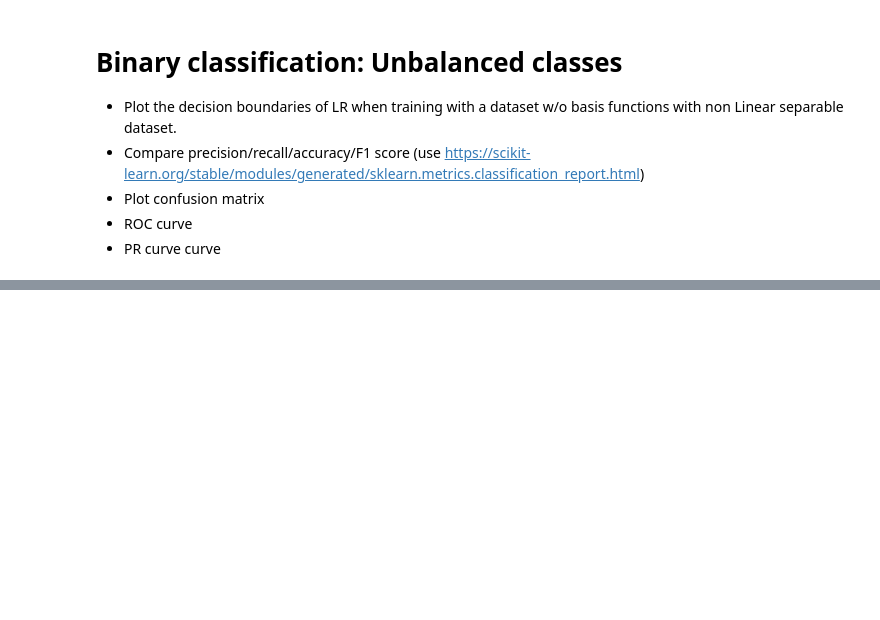
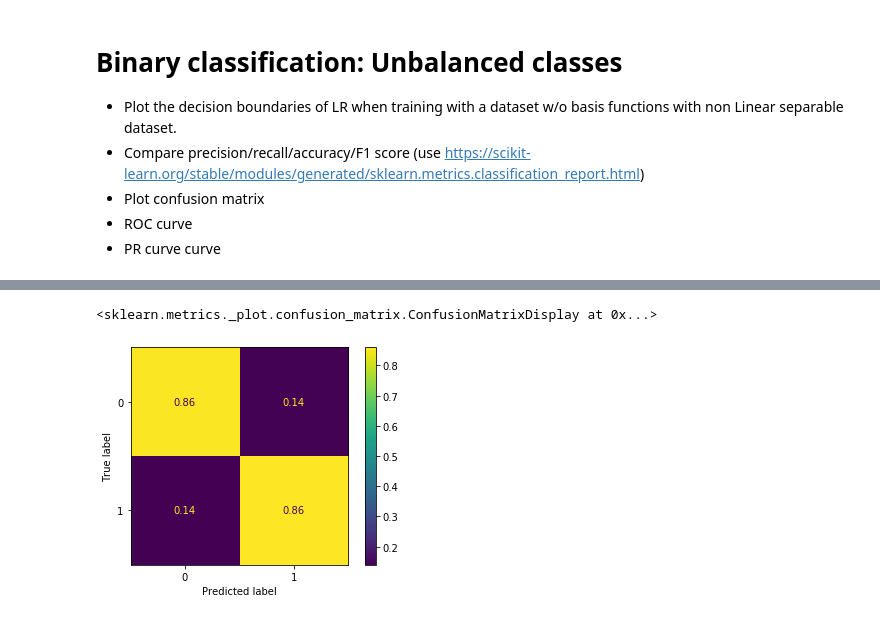
Before and after one commit to tejuafonja/course__uds_ml21, a Jupyter notebook: Jupyter Notebooks/Block_II_-_Notebook_Linear_Classification.ipynb, the cells around one changed output, grey strips where cells are left out. Cells and saved outputs as stored; diff of their text form; code cells hidden in the pictures; blank space fills up the shorter version.

```diff
--- a/Jupyter Notebooks/Block_II_-_Notebook_Linear_Classification.ipynb
+++ b/Jupyter Notebooks/Block_II_-_Notebook_Linear_Classification.ipynb
@@ -476,3 +487,8 @@ weighted avg       0.96      0.89      0.91      1050
+# %%
+plot_confusion_matrix(logistic_regression, X_blobs_imbalanced, y_blobs_imbalanced, labels = [0,1], normalize='true')
+# %% [output]
+<sklearn.metrics._plot.confusion_matrix.ConfusionMatrixDisplay at 0x...>
+[figure, added]
 # %%
 plot_roc_curve(logistic_regression, X_blobs_imbalanced, y_blobs_imbalanced)
 plt.show()
```
Also changed, not shown: parts of 22 cells of this notebook, 42 other files.
